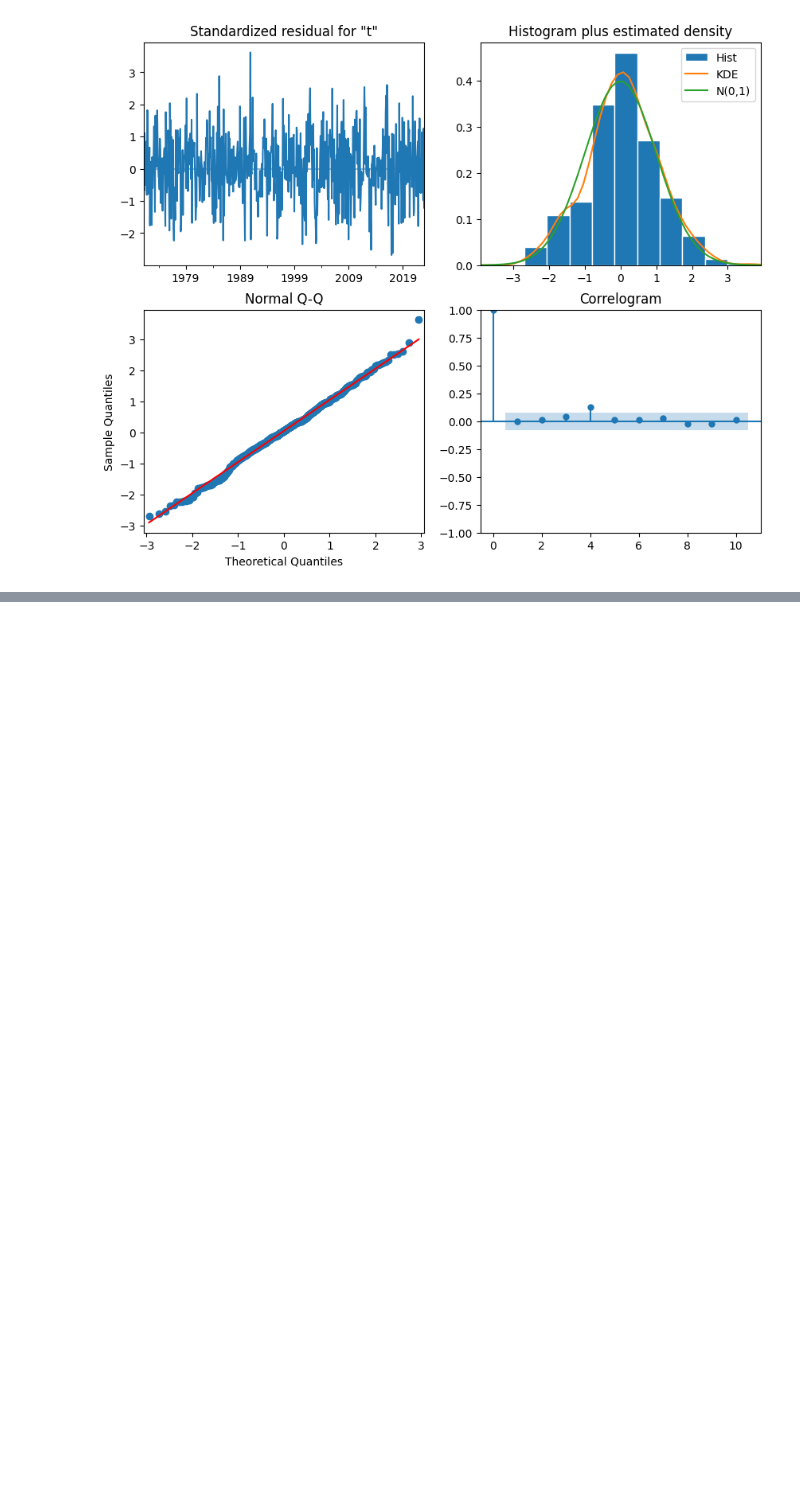
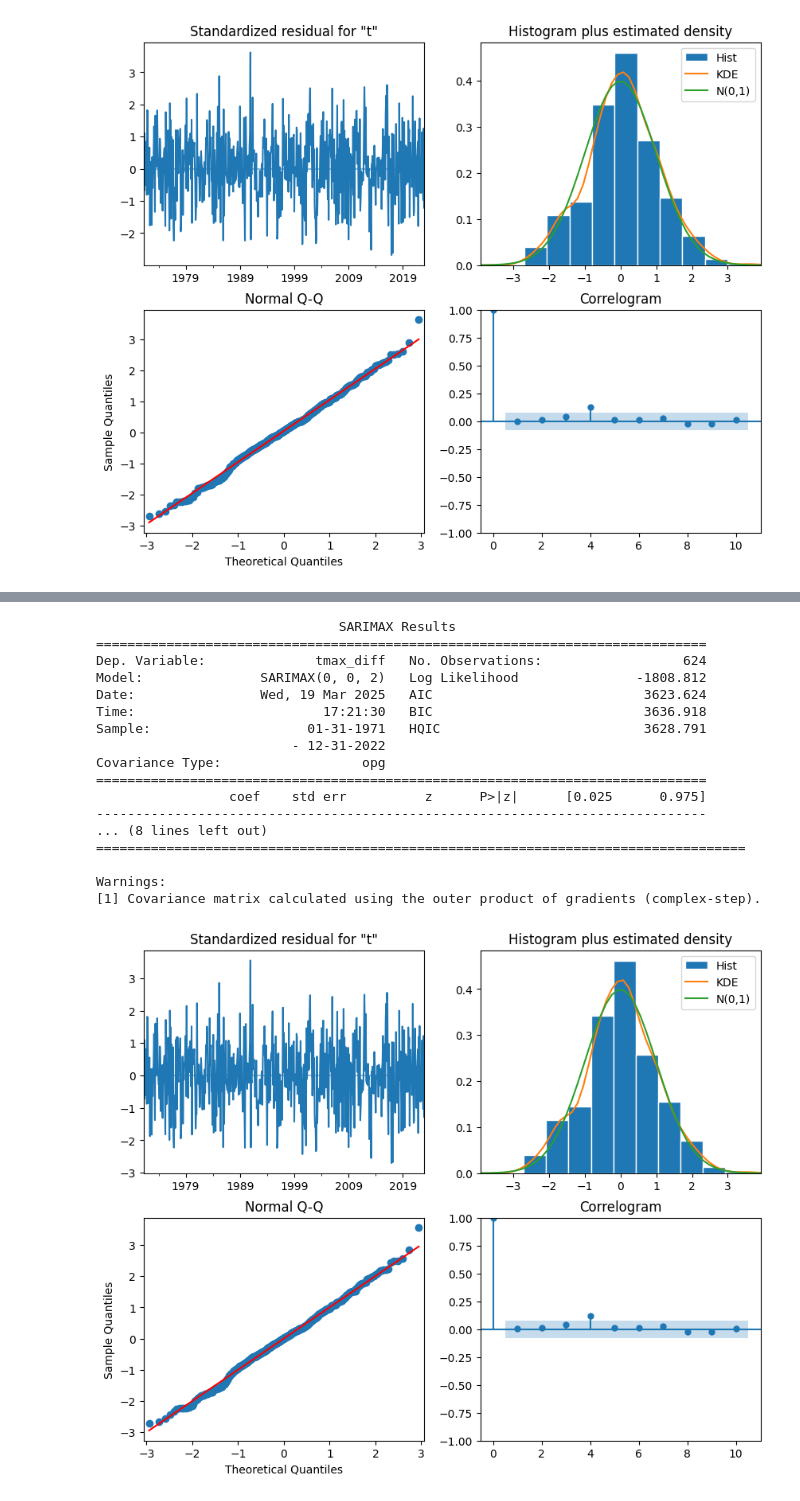
Before and after one commit to maggiecrowner/DS4002-Project-2, a Jupyter notebook: SCRIPTS/Analysis.ipynb, the cells around one changed output, grey strips where cells are left out. Drawn from its saved outputs; the diff is of its cells as text; code cells hidden in the pictures; blank space fills up the shorter version.

```diff
--- a/SCRIPTS/Analysis.ipynb
+++ b/SCRIPTS/Analysis.ipynb
@@ -369,0 +370,37 @@ Model 3 is the lowest on all three evaluation criterion, meaning that it is the
+# %%
+import statsmodels.api as sm
+
+# Fit the final SARIMA model using the best parameters
+final_model = sm.tsa.SARIMAX(train_data,
+                             order=(0,0,2),
+                             seasonal_order=(0,0,0,12),
+                             enforce_stationarity=False,
+                             enforce_invertibility=False)
+
+# Fit the model and suppress the display of convergence output
+final_result = final_model.fit(disp=False)
+
+# Print the summary of the model fit
+print(final_result.summary())
+
+# Check the residuals and diagnostics
+final_result.plot_diagnostics(figsize=(10, 8))
+# %% [output]
+                               SARIMAX Results
+==============================================================================
+Dep. Variable:              tmax_diff   No. Observations:                  624
+Model:               SARIMAX(0, 0, 2)   Log Likelihood               -1808.812
+Date:                Wed, 19 Mar 2025   AIC                           3623.624
+Time:                        17:21:30   BIC                           3636.918
+Sample:                    01-31-1971   HQIC                          3628.791
+                         - 12-31-2022
+Covariance Type:                  opg
+==============================================================================
+                 coef    std err          z      P>|z|      [0.025      0.975]
+------------------------------------------------------------------------------
+... (8 lines left out)
+===================================================================================
+
+Warnings:
+[1] Covariance matrix calculated using the outer product of gradients (complex-step).
+[figure, added]
```
Also changed, not shown: parts of 5 cells of this notebook.
